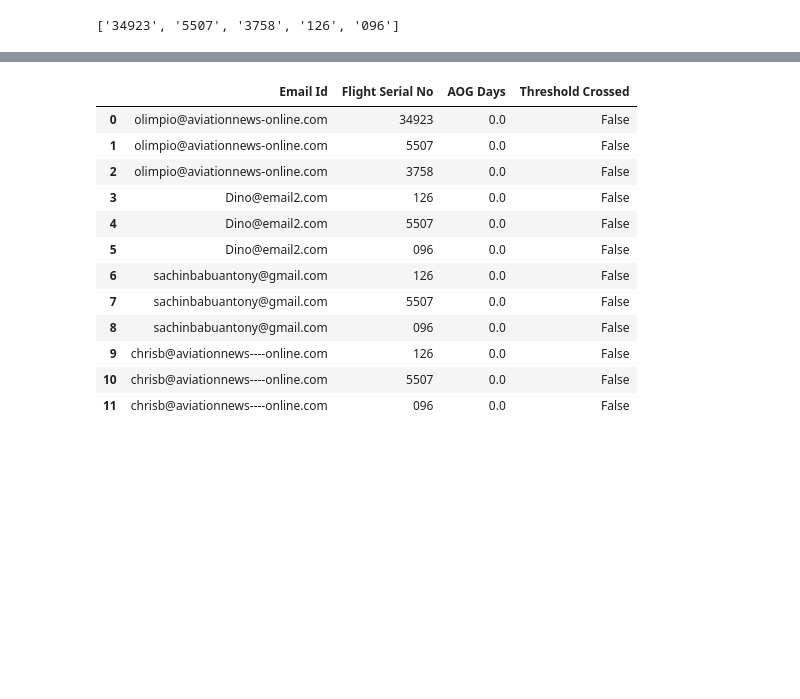
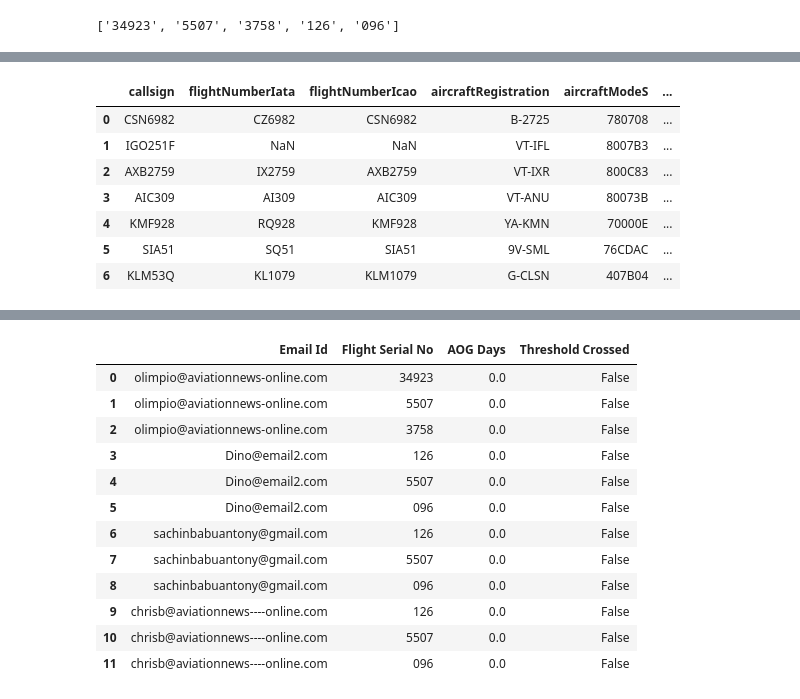
Before and after one commit to sachinbabuantony/AOG, a Jupyter notebook: AOG_Email_Syst.ipynb, the cells around one changed output, grey strips where cells are left out. Saved outputs shown, nothing was run; the diff lists cells and outputs as text; code cells hidden in the pictures; blank space fills up the shorter version.

```diff
--- a/AOG_Email_Syst.ipynb
+++ b/AOG_Email_Syst.ipynb
@@ -99,2 +182,13 @@ df
+# %%
+all_flights_df
+# %% [output]
+|  | callsign | flightNumberIata | flightNumberIcao | aircraftRegistration | aircraftModeS | ... |
+| 0 | CSN6982 | CZ6982 | CSN6982 | B-2725 | 780708 | ... |
+| 1 | IGO251F | NaN | NaN | VT-IFL | 8007B3 | ... |
+| 2 | AXB2759 | IX2759 | AXB2759 | VT-IXR | 800C83 | ... |
+| 3 | AIC309 | AI309 | AIC309 | VT-ANU | 80073B | ... |
+| 4 | KMF928 | RQ928 | KMF928 | YA-KMN | 70000E | ... |
+| 5 | SIA51 | SQ51 | SIA51 | 9V-SML | 76CDAC | ... |
+| 6 | KLM53Q | KL1079 | KLM1079 | G-CLSN | 407B04 | ... |
 # %%
 selected_columns = ['aircraftSerialNumber', 'aircraftRegistration', 'airlineName', 'actualTakeoff', 'actualLanding', 'aircraftTypeDescription', 'updated', 'status', 'arrAirportCity', 'depAirportName']
```
Also changed, not shown: parts of 9 cells of this notebook.
